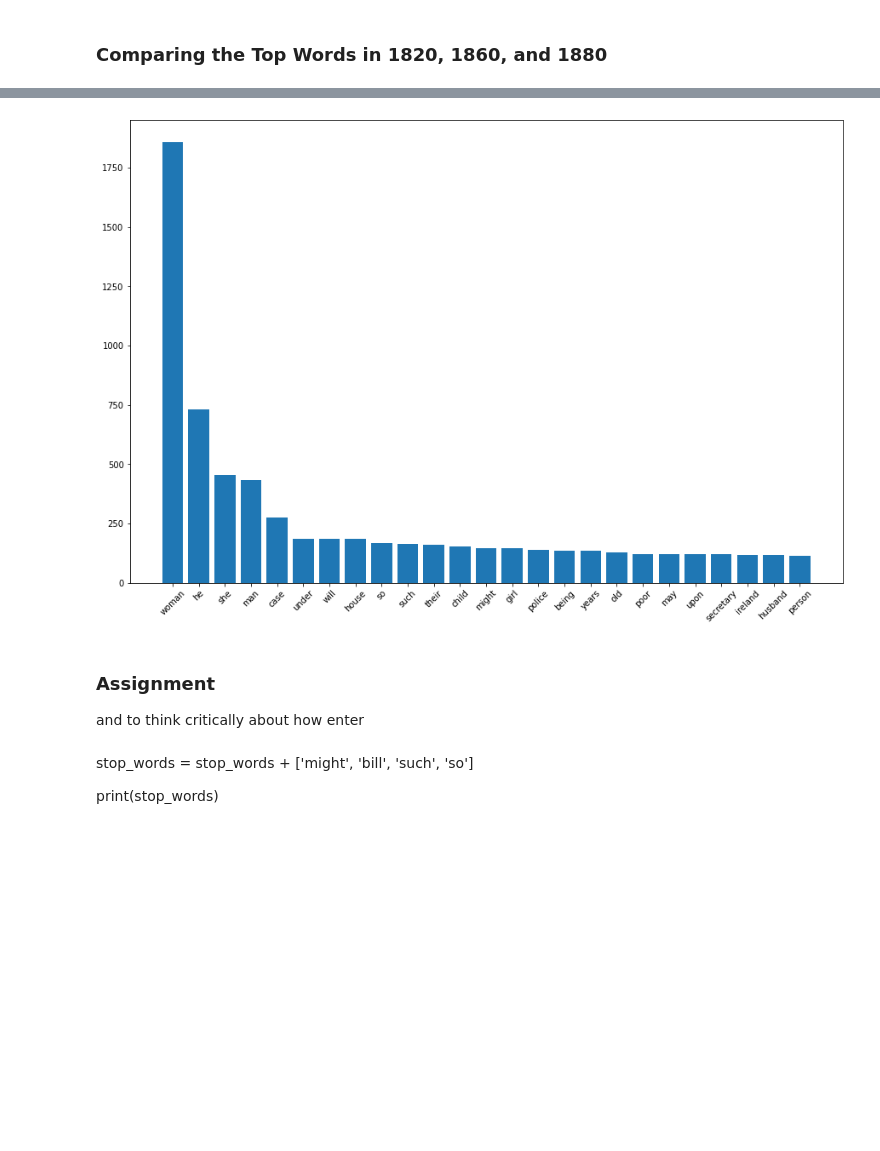
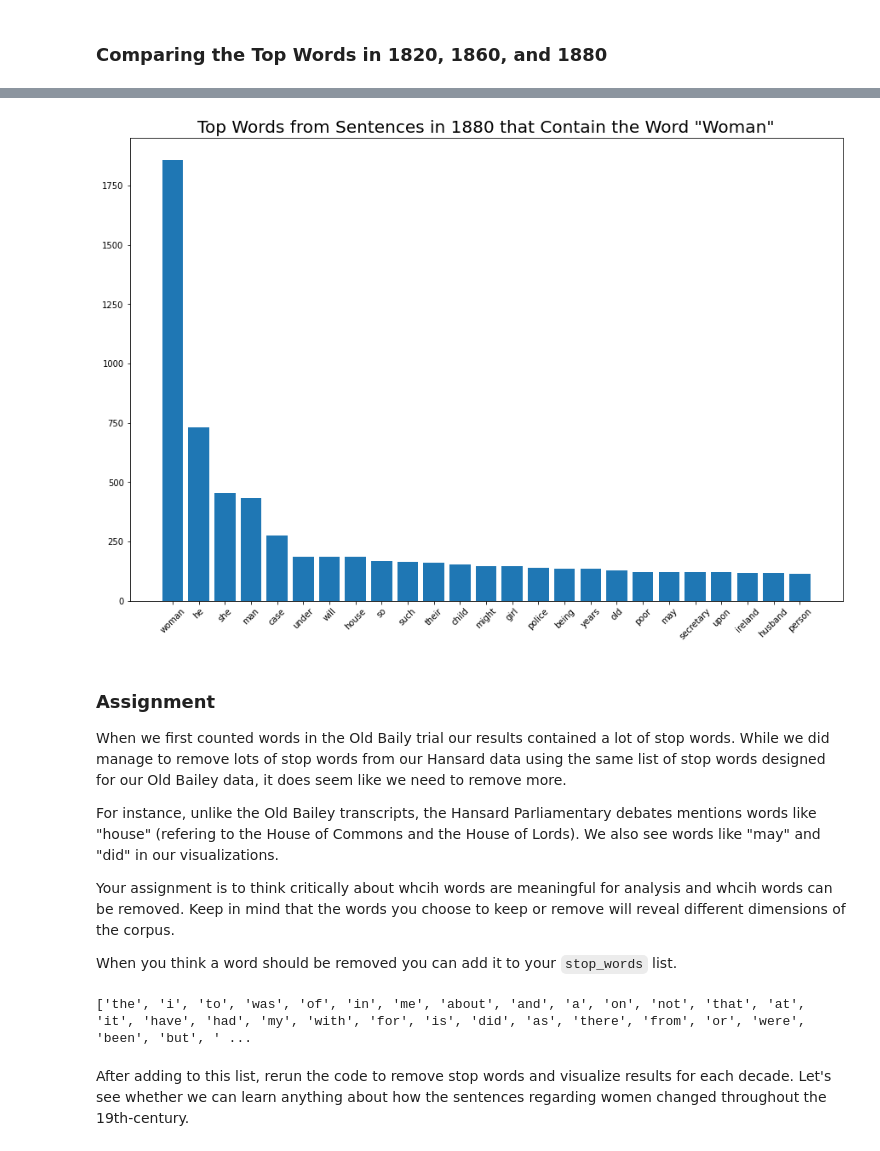
Before and after one commit to stephbuon/faha-2022, a Jupyter notebook: word-counts/counting_words.ipynb, the cells around one changed output, grey strips where cells are left out. Drawn from its saved outputs; the diff is of its cells as text; code cells hidden in the pictures; blank space fills up the shorter version.

```diff
--- a/word-counts/counting_words.ipynb
+++ b/word-counts/counting_words.ipynb
@@ -330,7 +341,7 @@ After importing the data it is cleaned (e.g. things like symbols are removed) an
 import csv
 import re
 
-def flatten_list(period_words):
+def flatten_list(period_words): # this flattens the 2-dimensional object into a flat object to be used with Counter()
     flat_list = []
 
     for list in period_words:
@@ -339,9 +350,9 @@ def flatten_list(period_words):
 
     return flat_list
 
-def data_import(working_dir, fname):
+def data_import(working_dir):
 
-    with open(working_dir + fname, newline = '') as f: # read the file as a list-of-lists
+    with open(working_dir, newline = '') as f: # read the file as a list-of-lists
             reader = csv.reader(f)
             data = list(reader)[1:]
             data = list(map(str, data))
@@ -394,5 +411,7 @@ clean_hansard_1820 = remove_stop_words(hansard_1820, stop_words)
 hansard_1820_count = Counter(clean_hansard_1820)
 # %%
-hansard_1880 = data_import(working_dir, 'hansard_woman_1880.csv')
+hansard_1880 = data_import('/home/stephbuon/data/hansard_woman_1880.csv')
+
 clean_hansard_1880 = remove_stop_words(hansard_1880, stop_words)
+
 hansard_1880_count = Counter(clean_hansard_1880)
@@ -429,19 +446,29 @@ plt.show()
 # %%
 top_words_1880 = dict(hansard_1880_count.most_common(25))
 
 plt.rcParams['figure.figsize'] = [15, 10]
 
 plt.bar(range(len(top_words_1880)), list(top_words_1880.values()), align='center')
+plt.title('Top Words from Sentences in 1880 that Contain the Word "Woman"', fontsize=20)
 plt.xticks(range(len(top_words_1880)), list(top_words_1880.keys()))
 plt.xticks(rotation = 45)
 plt.show()
 # %% [output]
-[figure, old version]
+[figure, new version]
-# %% [markdown]
-### Assignment
-
-and to think critically about how enter
-# %% [markdown]
-stop_words = stop_words + ['might', 'bill', 'such', 'so']
-
-print(stop_words)
+# %% [markdown]
+### Assignment
+When we first counted words in the Old Baily trial our results contained a lot of stop words. While we did manage to remove lots of stop words from our Hansard data using the same list of stop words designed for our Old Bailey data, it does seem like we need to remove more.
+
+For instance, unlike the Old Bailey transcripts, the Hansard Parliamentary debates mentions words like "house" (refering to the House of Commons and the House of Lords). We also see words like "may" and "did" in our visualizations.
+
+Your assignment is to think critically about whcih words are meaningful for analysis and whcih words can be removed. Keep in mind that the words you choose to keep or remove will reveal different dimensions of the corpus.
+
+When you think a word should be removed you can add it to your `stop_words` list.
+# %%
+stop_words = stop_words + [ 'might', 'bill', 'such', 'so']
+
+print(stop_words)
+# %% [output]
+['the', 'i', 'to', 'was', 'of', 'in', 'me', 'about', 'and', 'a', 'on', 'not', 'that', 'at', 'it', 'have', 'had', 'my', 'with', 'for', 'is', 'did', 'as', 'there', 'from', 'or', 'were', 'been', 'but', ' ...
+# %% [markdown]
+After adding to this list, rerun the code to remove stop words and visualize results for each decade. Let's see whether we can learn anything about how the sentences regarding women changed throughout the 19th-century.
```
Also changed, not shown: parts of 19 cells of this notebook.
